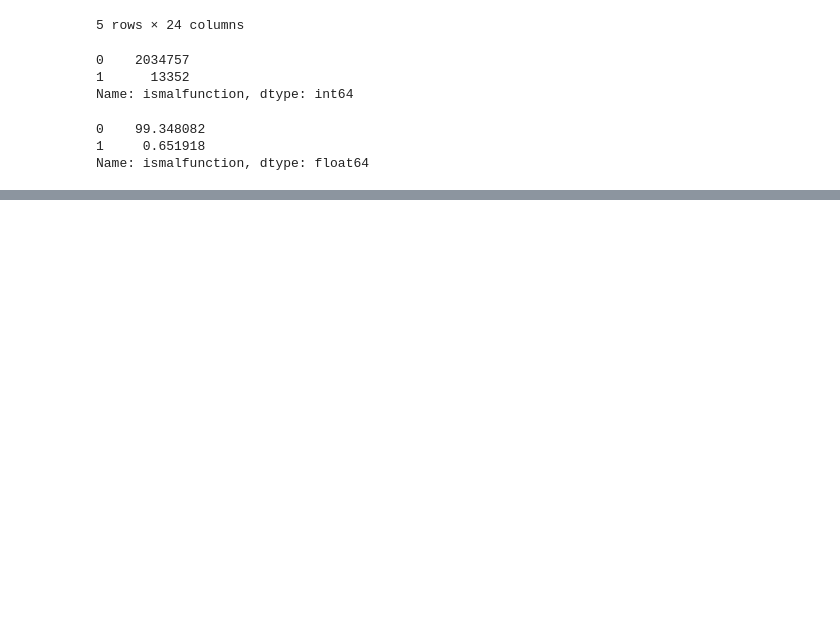
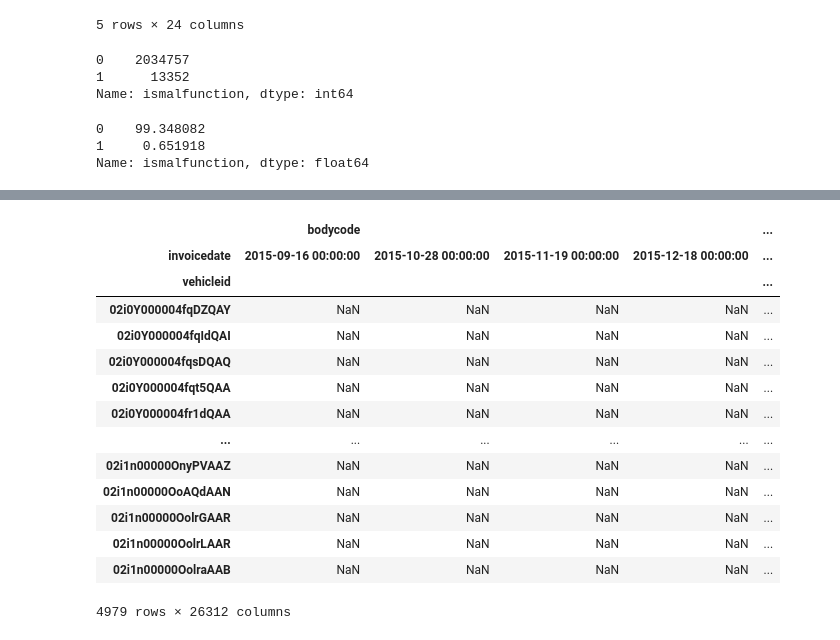
Before and after one commit to KdrDrn/04_PROJECTS, a Jupyter notebook: 29_Borusan_Datathon/Untitled.ipynb, the cells around one changed output, grey strips where cells are left out. Saved outputs shown, nothing was run; the diff lists cells and outputs as text; code cells hidden in the pictures; blank space fills up the shorter version.

```diff
--- a/29_Borusan_Datathon/Untitled.ipynb
+++ b/29_Borusan_Datathon/Untitled.ipynb
@@ -72,0 +220,3 @@ Name: ismalfunction, dtype: float64
+# %%
+df_1 = df[(df["ismalfunction"]==1)][["vehicleid", "invoicedate"]]
+df_1
@@ -72,0 +289,21 @@ Name: ismalfunction, dtype: float64
+# %%
+df_1.pivot_table(index=['vehicleid'],
+                columns=["invoicedate"],
+                values=None,
+                aggfunc='count')
+# %% [output]
+|  | bodycode |  |  |  | ... |
+| invoicedate | 2015-09-16 00:00:00 | 2015-10-28 00:00:00 | 2015-11-19 00:00:00 | 2015-12-18 00:00:00 | ... |
+| vehicleid |  |  |  |  | ... |
+| 02i0Y000004fqDZQAY | NaN | NaN | NaN | NaN | ... |
+| 02i0Y000004fqIdQAI | NaN | NaN | NaN | NaN | ... |
+| 02i0Y000004fqsDQAQ | NaN | NaN | NaN | NaN | ... |
+| 02i0Y000004fqt5QAA | NaN | NaN | NaN | NaN | ... |
+| 02i0Y000004fr1dQAA | NaN | NaN | NaN | NaN | ... |
+| ... | ... | ... | ... | ... | ... |
+| 02i1n00000OnyPVAAZ | NaN | NaN | NaN | NaN | ... |
+| 02i1n00000OoAQdAAN | NaN | NaN | NaN | NaN | ... |
+| 02i1n00000OolrGAAR | NaN | NaN | NaN | NaN | ... |
+| 02i1n00000OolrLAAR | NaN | NaN | NaN | NaN | ... |
+| 02i1n00000OolraAAB | NaN | NaN | NaN | NaN | ... |
+4979 rows × 26312 columns
```
Also changed, not shown: parts of 16 cells of this notebook.
